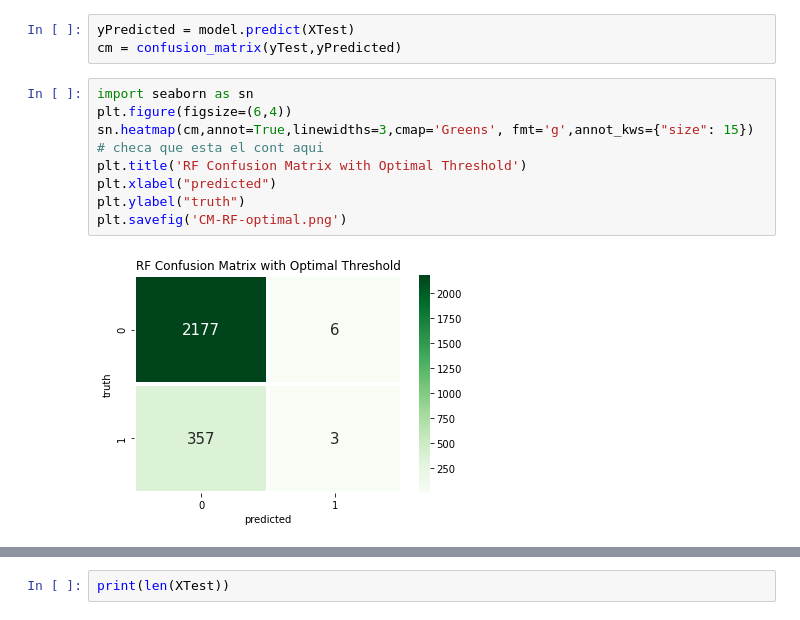
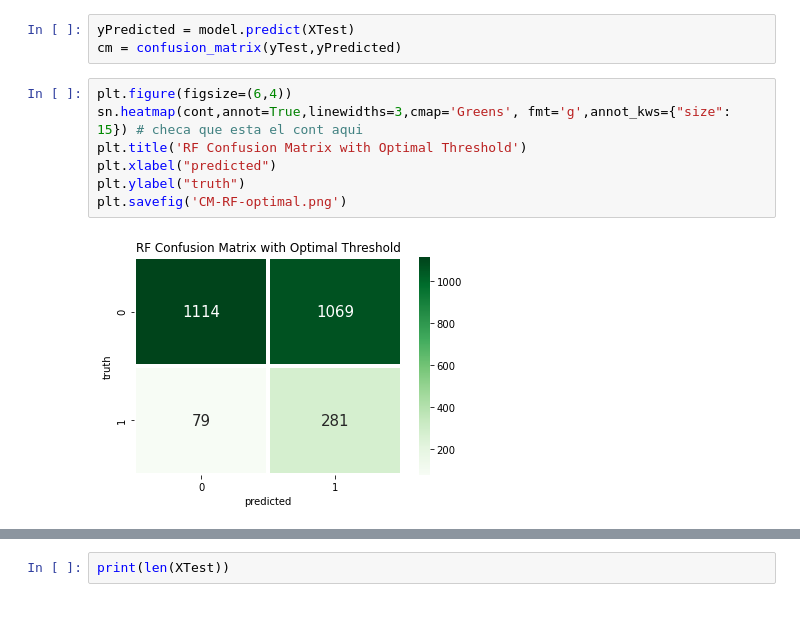
Before and after one commit to Alejandro-Morales/Machine-Learning, a Jupyter notebook: Coursework_ML.ipynb, the cells around one changed output, grey strips where cells are left out. Cells and saved outputs as stored; diff of their text form.

```diff
--- a/Coursework_ML.ipynb
+++ b/Coursework_ML.ipynb
@@ -337,12 +337,11 @@ print(cont)
 yPredicted = model.predict(XTest)
 cm = confusion_matrix(yTest,yPredicted)
 # %%
-import seaborn as sn
 plt.figure(figsize=(6,4))
-sn.heatmap(cm,annot=True,linewidths=3,cmap='Greens', fmt='g',annot_kws={"size": 15}) # checa que esta el cont aqui
+sn.heatmap(cont,annot=True,linewidths=3,cmap='Greens', fmt='g',annot_kws={"size": 15}) # checa que esta el cont aqui
 plt.title('RF Confusion Matrix with Optimal Threshold')
 plt.xlabel("predicted")
 plt.ylabel("truth")
 plt.savefig('CM-RF-optimal.png')
 # %% [output]
-[figure, old version]
+[figure, new version]
```
Also changed, not shown: parts of 8 cells of this notebook.
